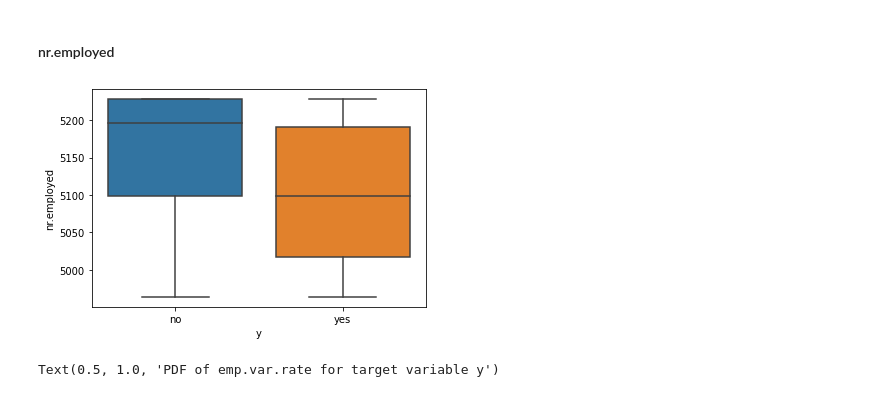
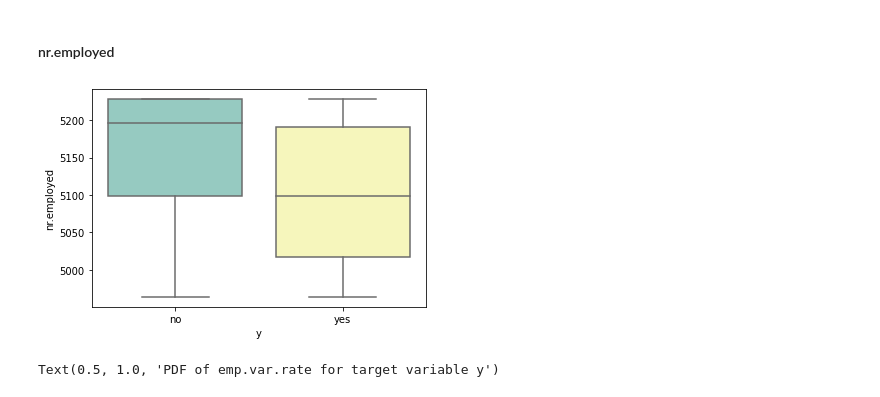
Before and after one commit to RistovaIvona/Bank-Marketing, a Jupyter notebook: DataVisualization.ipynb, the cells around one changed output. Drawn from its saved outputs; the diff is of its cells as text; code cells hidden in the pictures.

```diff
--- a/DataVisualization.ipynb
+++ b/DataVisualization.ipynb
@@ -334,10 +317,10 @@ Text(0.5, 1.0, 'PDF of emp.var.rate for target variable y')
 #### nr.employed
 # %%
 %matplotlib inline
-sns.boxplot(data=data, x="y", y="nr.employed")
+sns.boxplot(data=data, x="y", y="nr.employed", palette="Set3")
 plt.show()
 # %% [output]
-[figure, old version]
+[figure, new version]
 # %%
 sns.FacetGrid(data, hue='y', size=5) \
 .map(sns.distplot, 'nr.employed') \
```
Also changed, not shown: parts of 12 cells of this notebook.
